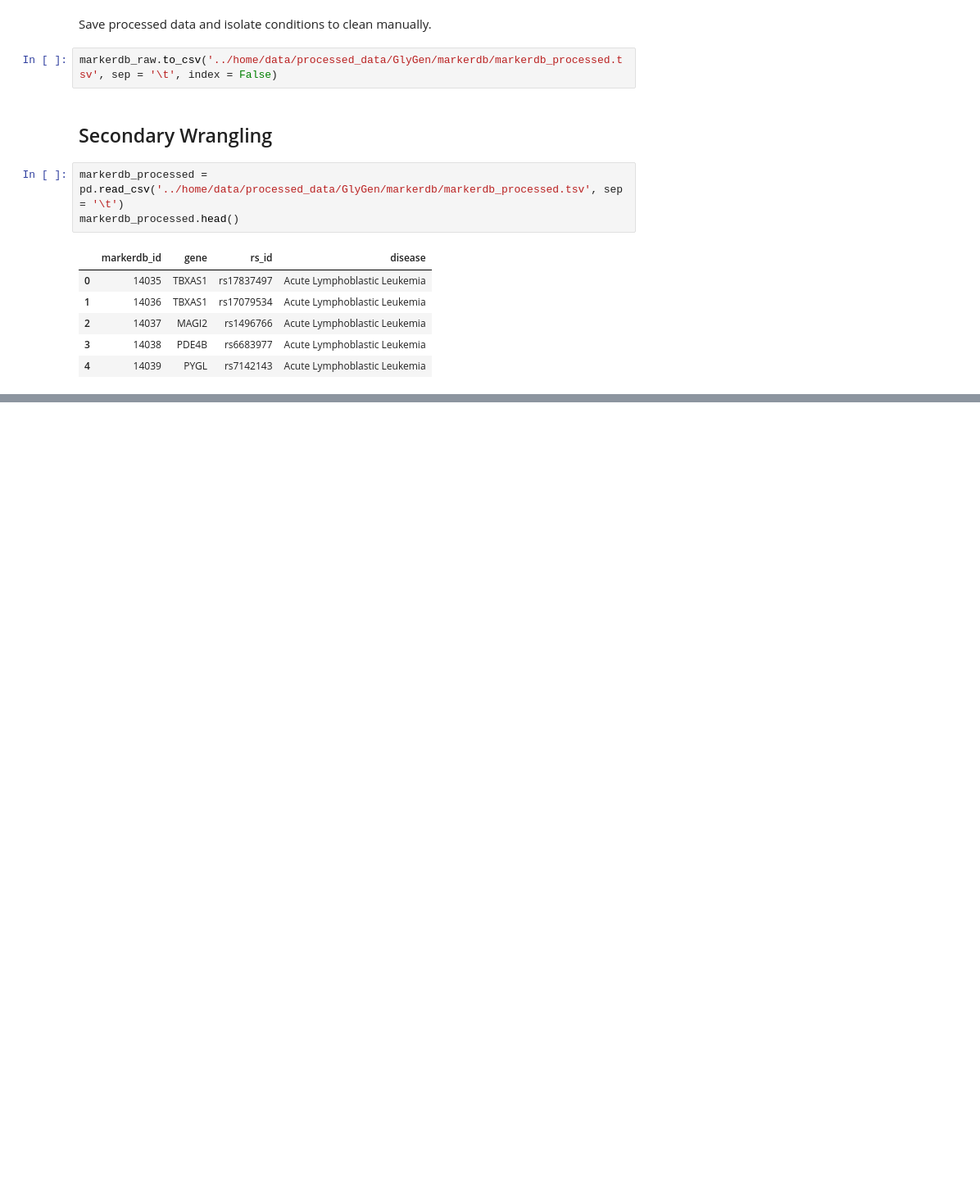
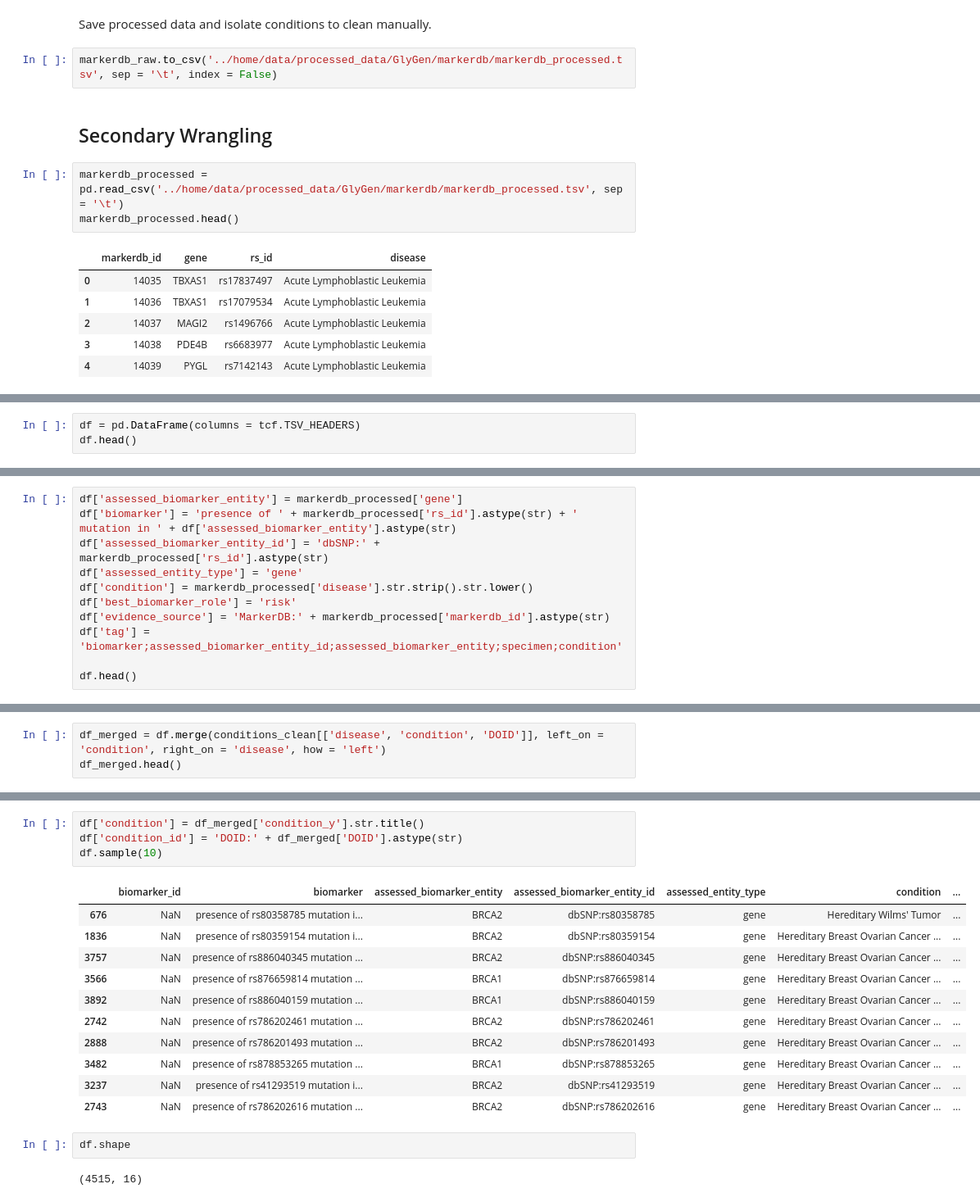
Before and after one commit to clinical-biomarkers/biomarker-partnership, a Jupyter notebook: src/markerdb.ipynb, the cells around one changed output, grey strips where cells are left out. Shown at 82% size. Saved outputs shown, nothing was run; the diff lists cells and outputs as text; blank space fills up the shorter version.

```diff
--- a/src/markerdb.ipynb
+++ b/src/markerdb.ipynb
@@ -146,0 +203,3 @@ conditions_clean.head()
+# %%
+df = pd.DataFrame(columns = tcf.TSV_HEADERS)
+df.head()
@@ -146,0 +210,11 @@ conditions_clean.head()
+# %%
+df['assessed_biomarker_entity'] = markerdb_processed['gene']
+df['biomarker'] = 'presence of ' + markerdb_processed['rs_id'].astype(str) + ' mutation in ' + df['assessed_biomarker_entity'].astype(str)
+df['assessed_biomarker_entity_id'] = 'dbSNP:' + markerdb_processed['rs_id'].astype(str)
+df['assessed_entity_type'] = 'gene'
+df['condition'] = markerdb_processed['disease'].str.strip().str.lower()
+df['best_biomarker_role'] = 'risk'
+df['evidence_source'] = 'MarkerDB:' + markerdb_processed['markerdb_id'].astype(str)
+df['tag'] = 'biomarker;assessed_biomarker_entity_id;assessed_biomarker_entity;specimen;condition'
+
+df.head()
@@ -146,0 +230,3 @@ conditions_clean.head()
+# %%
+df_merged = df.merge(conditions_clean[['disease', 'condition', 'DOID']], left_on = 'condition', right_on = 'disease', how = 'left')
+df_merged.head()
@@ -146,0 +249,20 @@ conditions_clean.head()
+# %%
+df['condition'] = df_merged['condition_y'].str.title()
+df['condition_id'] = 'DOID:' + df_merged['DOID'].astype(str)
+df.sample(10)
+# %% [output]
+|  | biomarker_id | biomarker | assessed_biomarker_entity | assessed_biomarker_entity_id | assessed_entity_type | condition | ... |
+| 676 | NaN | presence of rs80358785 mutation i... | BRCA2 | dbSNP:rs80358785 | gene | Hereditary Wilms' Tumor | ... |
+| 1836 | NaN | presence of rs80359154 mutation i... | BRCA2 | dbSNP:rs80359154 | gene | Hereditary Breast Ovarian Cancer ... | ... |
+| 3757 | NaN | presence of rs886040345 mutation ... | BRCA2 | dbSNP:rs886040345 | gene | Hereditary Breast Ovarian Cancer ... | ... |
+| 3566 | NaN | presence of rs876659814 mutation ... | BRCA1 | dbSNP:rs876659814 | gene | Hereditary Breast Ovarian Cancer ... | ... |
+| 3892 | NaN | presence of rs886040159 mutation ... | BRCA1 | dbSNP:rs886040159 | gene | Hereditary Breast Ovarian Cancer ... | ... |
+| 2742 | NaN | presence of rs786202461 mutation ... | BRCA2 | dbSNP:rs786202461 | gene | Hereditary Breast Ovarian Cancer ... | ... |
+| 2888 | NaN | presence of rs786201493 mutation ... | BRCA2 | dbSNP:rs786201493 | gene | Hereditary Breast Ovarian Cancer ... | ... |
+| 3482 | NaN | presence of rs878853265 mutation ... | BRCA1 | dbSNP:rs878853265 | gene | Hereditary Breast Ovarian Cancer ... | ... |
+| 3237 | NaN | presence of rs41293519 mutation i... | BRCA2 | dbSNP:rs41293519 | gene | Hereditary Breast Ovarian Cancer ... | ... |
+| 2743 | NaN | presence of rs786202616 mutation ... | BRCA2 | dbSNP:rs786202616 | gene | Hereditary Breast Ovarian Cancer ... | ... |
+# %%
+df.shape
+# %% [output]
+(4515, 16)
```
Also changed, not shown: parts of 18 cells of this notebook.
